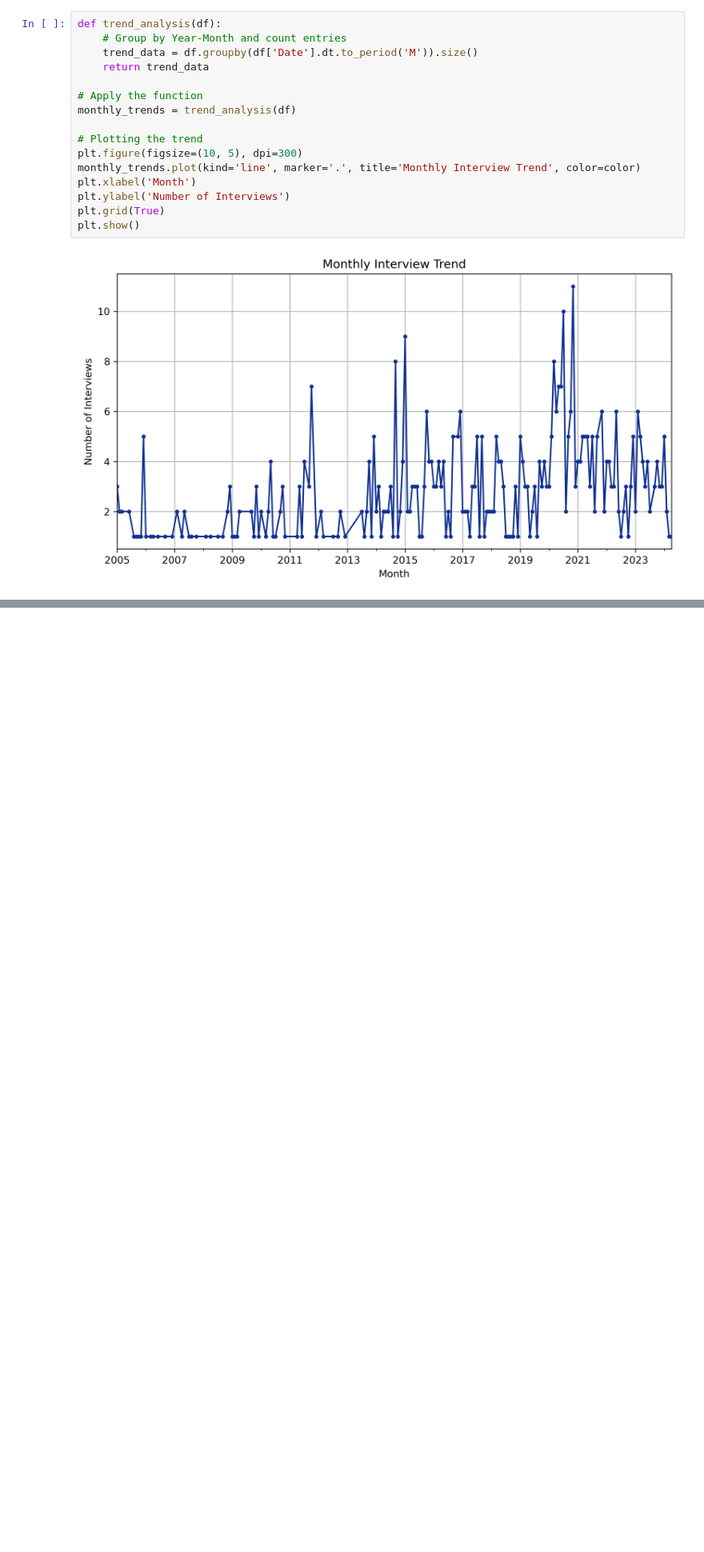
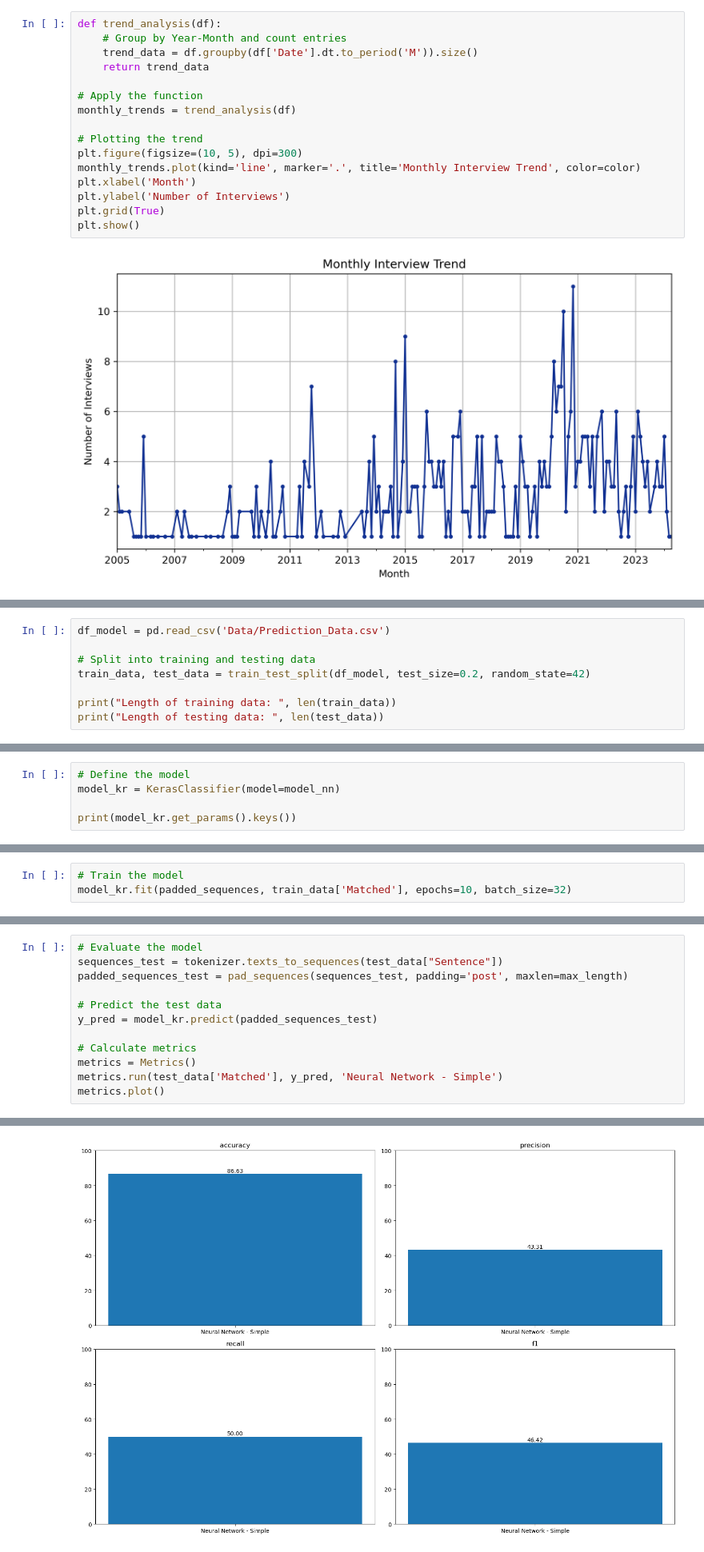
Before and after one commit to lalvarezpoli/DSDM_Thesis, a Jupyter notebook: Metaphor_Extraction.ipynb, the cells around one changed output, grey strips where cells are left out. Shown at 80% size. Drawn from its saved outputs; the diff is of its cells as text; blank space fills up the shorter version.

```diff
--- a/Metaphor_Extraction.ipynb
+++ b/Metaphor_Extraction.ipynb
@@ -311,0 +336,8 @@ plt.show()
+# %%
+df_model = pd.read_csv('Data/Prediction_Data.csv')
+
+# Split into training and testing data
+train_data, test_data = train_test_split(df_model, test_size=0.2, random_state=42)
+
+print("Length of training data: ", len(train_data))
+print("Length of testing data: ", len(test_data))
@@ -311,0 +416,5 @@ plt.show()
+# %%
+# Define the model
+model_kr = KerasClassifier(model=model_nn)
+
+print(model_kr.get_params().keys())
@@ -311,0 +423,3 @@ plt.show()
+# %%
+# Train the model
+model_kr.fit(padded_sequences, train_data['Matched'], epochs=10, batch_size=32)
@@ -311,0 +465,13 @@ plt.show()
+# %%
+# Evaluate the model
+sequences_test = tokenizer.texts_to_sequences(test_data["Sentence"])
+padded_sequences_test = pad_sequences(sequences_test, padding='post', maxlen=max_length)
+
+# Predict the test data
+y_pred = model_kr.predict(padded_sequences_test)
+
+# Calculate metrics
+metrics = Metrics()
+metrics.run(test_data['Matched'], y_pred, 'Neural Network - Simple')
+metrics.plot()
+# %% [output]
@@ -311,0 +479 @@ plt.show()
+[figure, added]
```
Also changed, not shown: parts of 31 cells of this notebook, 8 other files.
